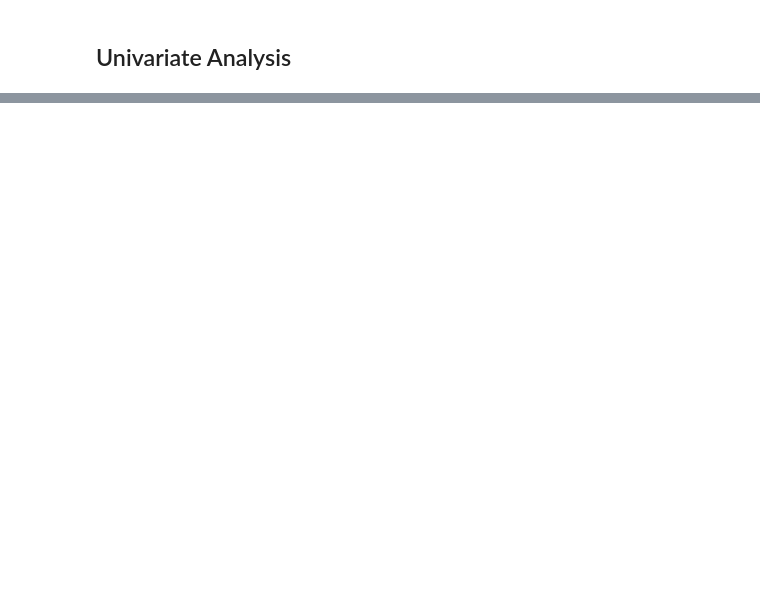
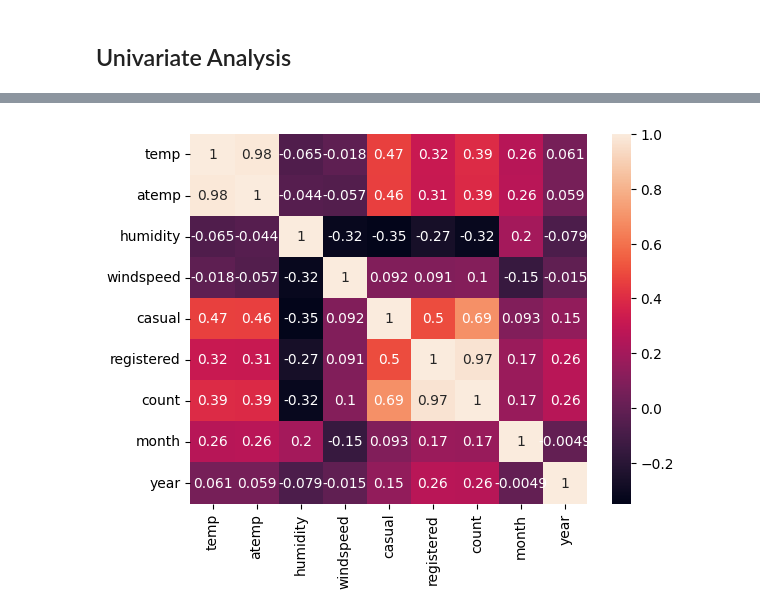
Before and after one commit to Rhy-Shah/Yulu_Hypothesis_Testing, a Jupyter notebook: yulu.ipynb, the cells around one changed output, grey strips where cells are left out. Drawn from its saved outputs; the diff is of its cells as text; code cells hidden in the pictures; blank space fills up the shorter version.

```diff
--- a/yulu.ipynb
+++ b/yulu.ipynb
@@ -176,0 +220,4 @@ plt.show()
+# %%
+sns.heatmap(df.corr(), annot=True)
+plt.show()
+# %% [output]
@@ -176,0 +225 @@ plt.show()
+[figure, added]
```
Also changed, not shown: parts of 16 cells of this notebook.
